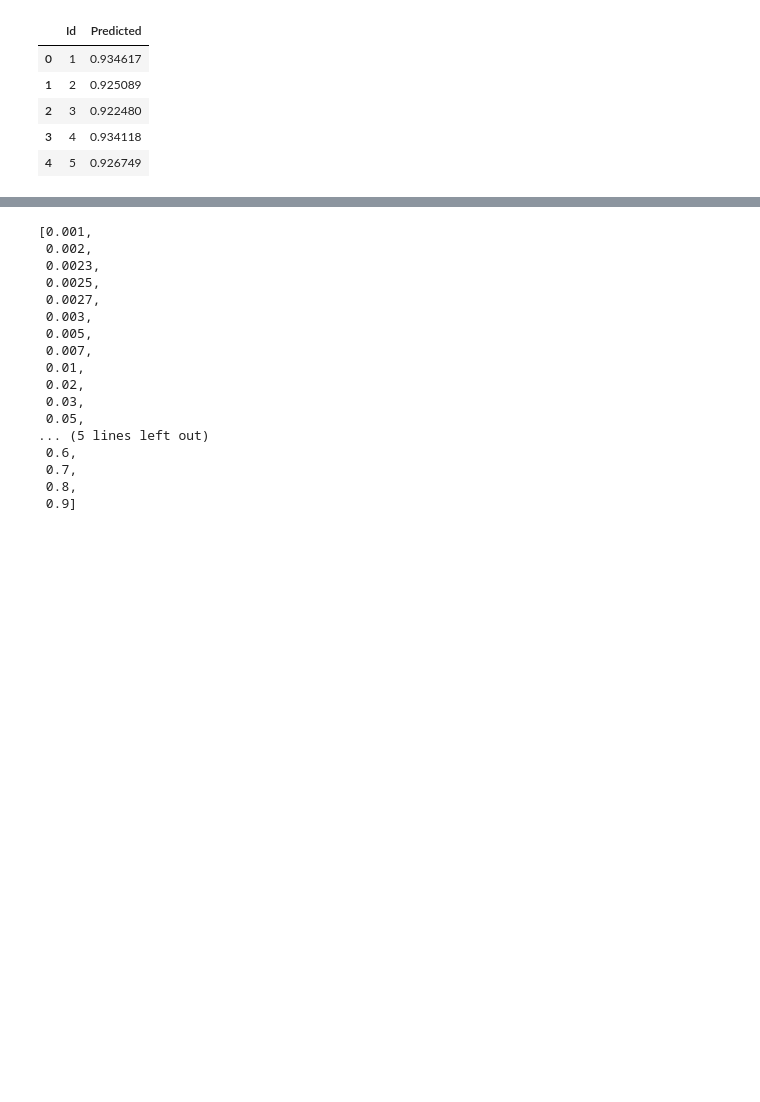
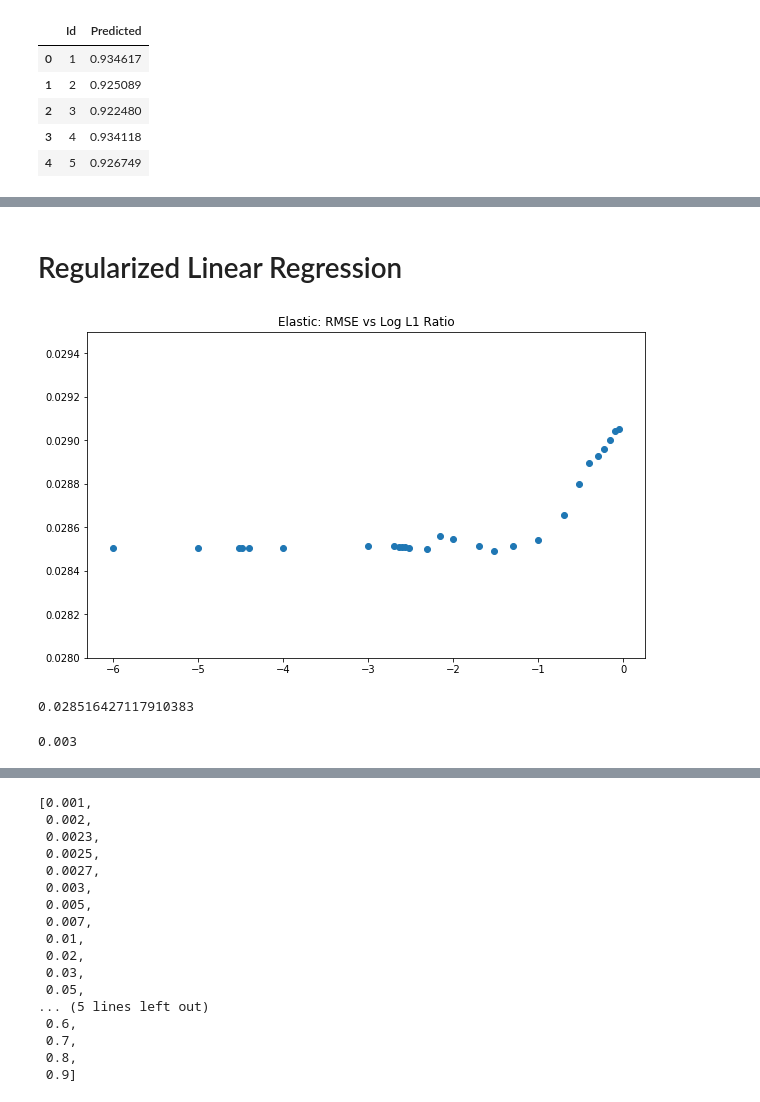
Before and after one commit to michaelkolor/cs181practicals, a Jupyter notebook: P1/code_mk.ipynb, the cells around one changed output, grey strips where cells are left out. Drawn from its saved outputs; the diff is of its cells as text; code cells hidden in the pictures; blank space fills up the shorter version.

```diff
--- a/P1/code_mk.ipynb
+++ b/P1/code_mk.ipynb
@@ -573,0 +146,58 @@ l1_r
+# %%
+from sklearn.model_selection import cross_val_score
+from sklearn.model_selection import train_test_split
+import math
+
+# Remove outlier
+X_tr, X_val, y_tr, y_val = train_test_split(X_train.loc[outlier_indices], y_train.loc[outlier_indices], test_size=0.2, random_state=181)
+# %% [markdown]
+# Regularized Linear Regression
+# %%
+# Set of shrinkage parameters
+lambdas = [.001, .003,.004, .005,.01, .04, .1,.2,.5,.75, 1, 5, 10, 20, 30, 40, 50, 100, 500, 1000]
+
+# Set of alphas for elastic net
+alphs = [0.000001, 0.00001, 0.00003, .000033, 0.00004, 0.0001, 0.001,0.002,0.0023, 0.0025, 0.0027, 0.003, 0.005, 0.007, 0.01,0.02, 0.03, 0.05, 0.1, 0.2, 0.3, 0.4, 0.5, 0.6, 0.7, 0.8 ,0.9]
+# note: had warnings for convergence for 0 and 1, look into eps
+
+
+# Initialize a 5-fold KFOLD object
+kfold5 = KFold(5, shuffle=True)
+# %%
+fig, ax = plt.subplots(1, 1, figsize=(10,6))
+
+elastic_rmses = []
+log_ratios = []
+
+for ele in alphs:
+    elastic_object = ElasticNetCV(l1_ratio = ele, alphas = lambdas, cv=kfold5)
+    elastic = elastic_object.fit(X_tr, y_tr)
+    elastic_rmses.append(scoreRMSE(elastic, X_val, y_val))
+    log_ratios.append(math.log10(ele))
+
+ax.set_ylim([0.028,0.0295])
+ax.scatter(log_ratios, elastic_rmses)
+ax.set_title("Elastic: RMSE vs Log L1 Ratio");
+
+elastic_rmses = []
+log_ratios = []
+
+
+l1 = alphs[elastic_rmses2.index(min(elastic_rmses2))]
+#ax.set_ylim((0.2,0.3))
+# %% [output]
+[figure, added]
+# %%
+# Best L1 from graph
+l1 = alphs[elastic_rmses2.index(min(elastic_rmses2))]
+
+elastic_object = ElasticNetCV(l1_ratio = l1, alphas = lambdas, cv=kfold5)
+elastic = elastic_object.fit(X_tr, y_tr)
+print(scoreRMSE(elastic, X_val, y_val))
+
+
+elastic_object.alpha_
+#ax.set_ylim((0.2,0.3))
+# %% [output]
+0.028516427117910383
+0.003
```
Also changed, not shown: parts of 43 cells of this notebook, 6 other files.
